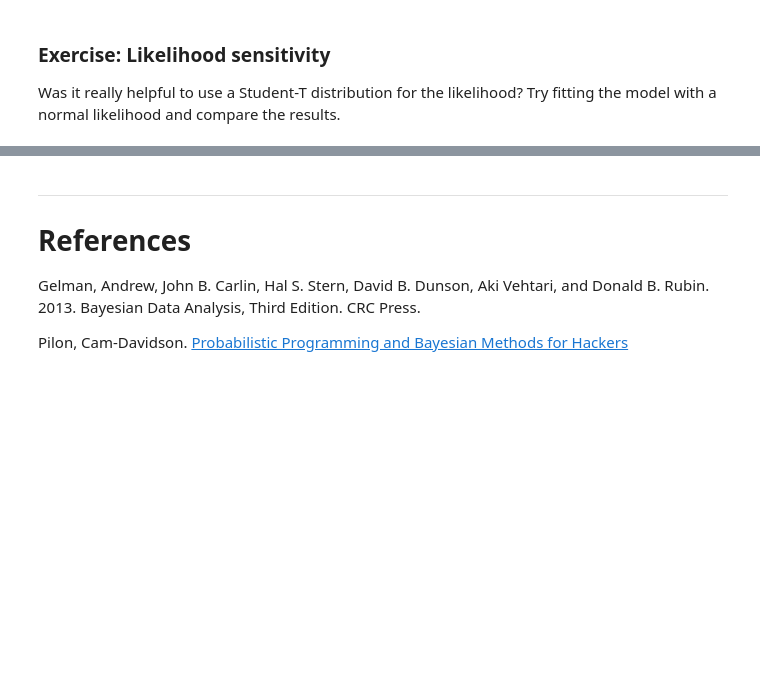
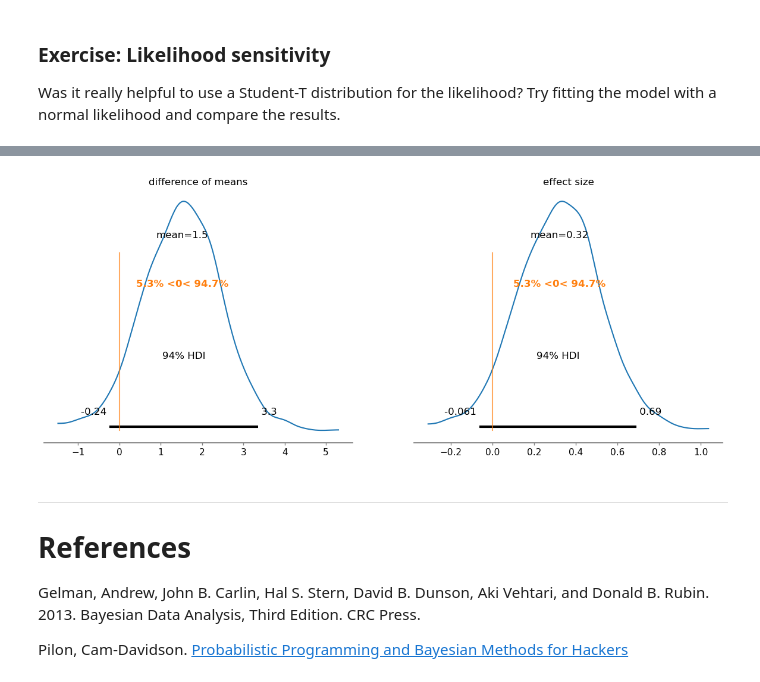
Before and after one commit to fonnesbeck/bayes_course_dec_2023, a Jupyter notebook: notebooks/Section1_1-Basic_Bayes.ipynb, the cells around one changed output, grey strips where cells are left out. Cells and saved outputs as stored; diff of their text form; code cells hidden in the pictures; blank space fills up the shorter version.

```diff
--- a/notebooks/Section1_1-Basic_Bayes.ipynb
+++ b/notebooks/Section1_1-Basic_Bayes.ipynb
@@ -470,0 +572,19 @@ Was it really helpful to use a Student-T distribution for the likelihood? Try fi
+# %%
+# Write your answer here
+with pm.Model() as drug_model_normal:
+
+    mu_0 = pm.Normal('mu_0', 100, sigma=10)
+    mu_1 = pm.Normal('mu_1', 100, sigma=10)
+
+    sigma_0 = pm.Uniform('sigma_0', lower=0, upper=20)
+    sigma_1 = pm.Uniform('sigma_1', lower=0, upper=20)
+
+    placebo_like = pm.Normal('placebo_like', mu=mu_0, sigma=sigma_0, observed=placebo.iq)
+    drug_like = pm.Normal('drug_like', mu=mu_1, sigma=sigma_1, observed=drug.iq)
+
+    diff_of_means = pm.Deterministic('difference of means', mu_1 - mu_0)
+
+    effect_size = pm.Deterministic('effect size',
+                        diff_of_means / np.sqrt((sigma_1**2 + sigma_0**2) / 2))
+
+    drug_trace_normal = pm.sample(random_seed=RANDOM_SEED)
@@ -471,3 +599,9 @@ Was it really helpful to use a Student-T distribution for the likelihood? Try fi
+# %%
+az.plot_posterior(drug_trace_normal,
+          var_names=['difference of means', 'effect size'],
+          ref_val=0);
+# %% [output]
+[figure, added]
 # %% [markdown]
 ---
 
```
Also changed, not shown: parts of 25 cells of this notebook.
